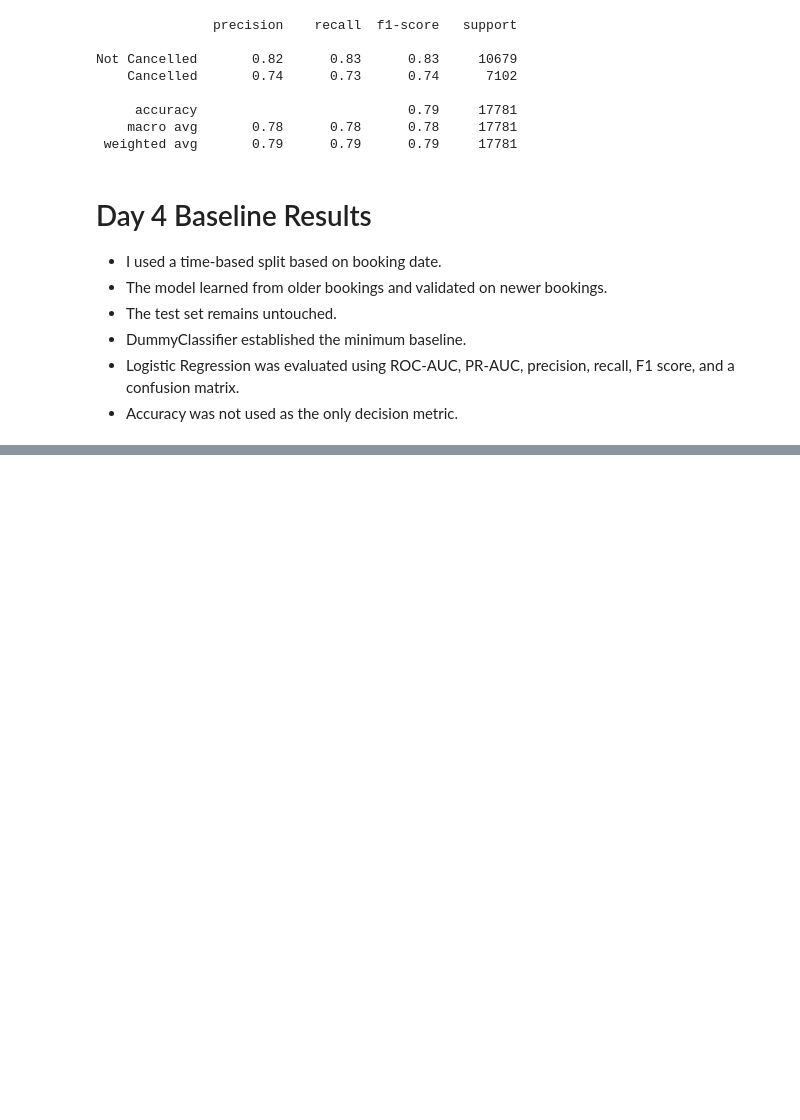
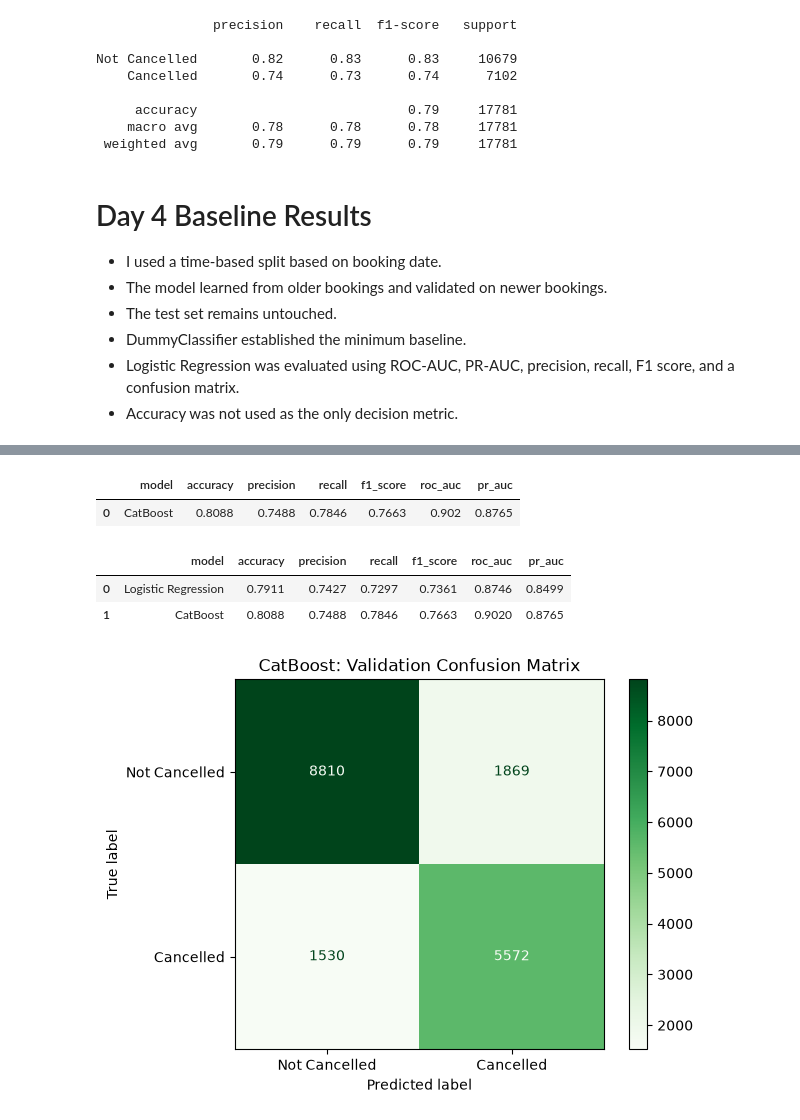
Before and after one commit to meezi123/BookingShield, a Jupyter notebook: notebooks/modeling_and_evaluation.ipynb, the cells around one changed output, grey strips where cells are left out. Cells and saved outputs as stored; diff of their text form; code cells hidden in the pictures; blank space fills up the shorter version.

Commit message:
catboost model evaluation

```diff
--- a/notebooks/modeling_and_evaluation.ipynb
+++ b/notebooks/modeling_and_evaluation.ipynb
@@ -477,0 +480,4 @@ Not Cancelled       0.82      0.83      0.83     10679
+# %%
+X_train_cb = X_train.copy()
+X_validation_cb = X_validation.copy()
+X_test_cb = X_test.copy()
@@ -477,0 +528,12 @@ Not Cancelled       0.82      0.83      0.83     10679
+# %%
+catboost_model.fit(
+    X_train_cb,
+    y_train,
+    cat_features=categorical_features,
+    eval_set=(
+        X_validation_cb,
+        y_validation
+    ),
+    early_stopping_rounds=50,
+    verbose=100
+)
@@ -477,0 +551,51 @@ Not Cancelled       0.82      0.83      0.83     10679
+# %%
+catboost_validation_results = evaluate_model(
+    catboost_model,
+    X_validation_cb,
+    y_validation,
+    "CatBoost"
+)
+
+catboost_validation_results
+# %% [output]
+|  | model | accuracy | precision | recall | f1_score | roc_auc | pr_auc |
+| 0 | CatBoost | 0.8088 | 0.7488 | 0.7846 | 0.7663 | 0.902 | 0.8765 |
+# %%
+model_comparison = pd.concat(
+    [
+        logistic_validation_results,
+        catboost_validation_results
+    ],
+    ignore_index=True
+)
+
+model_comparison
+# %% [output]
+|  | model | accuracy | precision | recall | f1_score | roc_auc | pr_auc |
+| 0 | Logistic Regression | 0.7911 | 0.7427 | 0.7297 | 0.7361 | 0.8746 | 0.8499 |
+| 1 | CatBoost | 0.8088 | 0.7488 | 0.7846 | 0.7663 | 0.9020 | 0.8765 |
+# %%
+catboost_predictions = (
+    catboost_model
+    .predict(X_validation_cb)
+    .astype(int)
+    .ravel()
+)
+# %%
+ConfusionMatrixDisplay.from_predictions(
+    y_validation,
+    catboost_predictions,
+    display_labels=[
+        "Not Cancelled",
+        "Cancelled"
+    ],
+    cmap="Greens"
+)
+
+plt.title(
+    "CatBoost: Validation Confusion Matrix"
+)
+
+plt.show()
+# %% [output]
+[figure, added]
```
Also changed, not shown: parts of 14 cells of this notebook, 1 other file.
